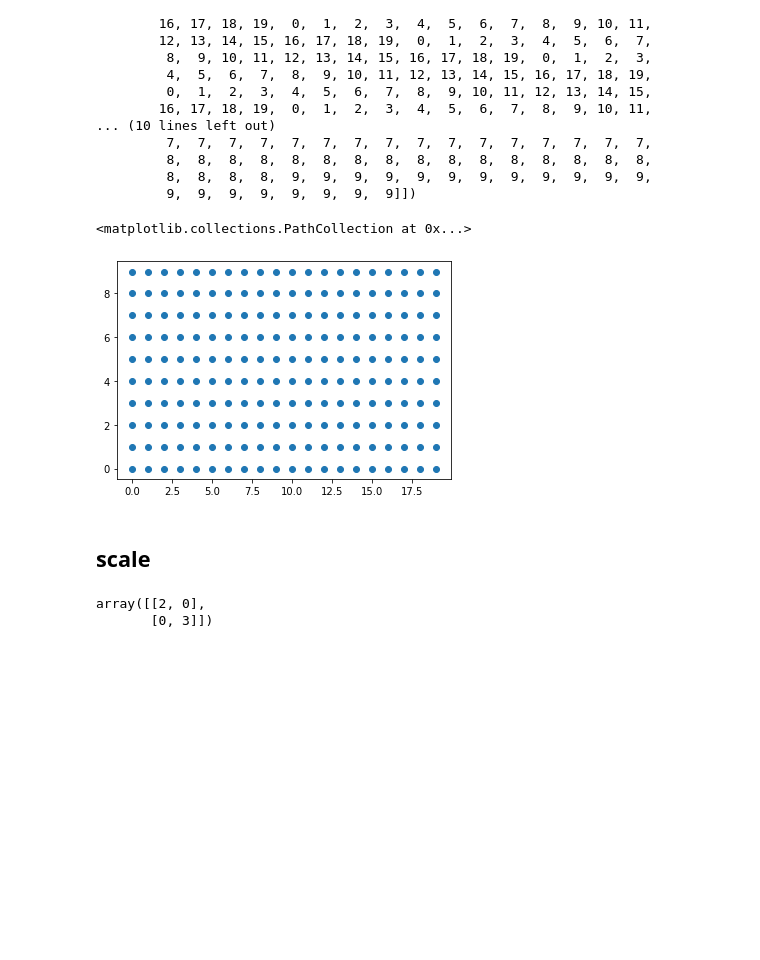
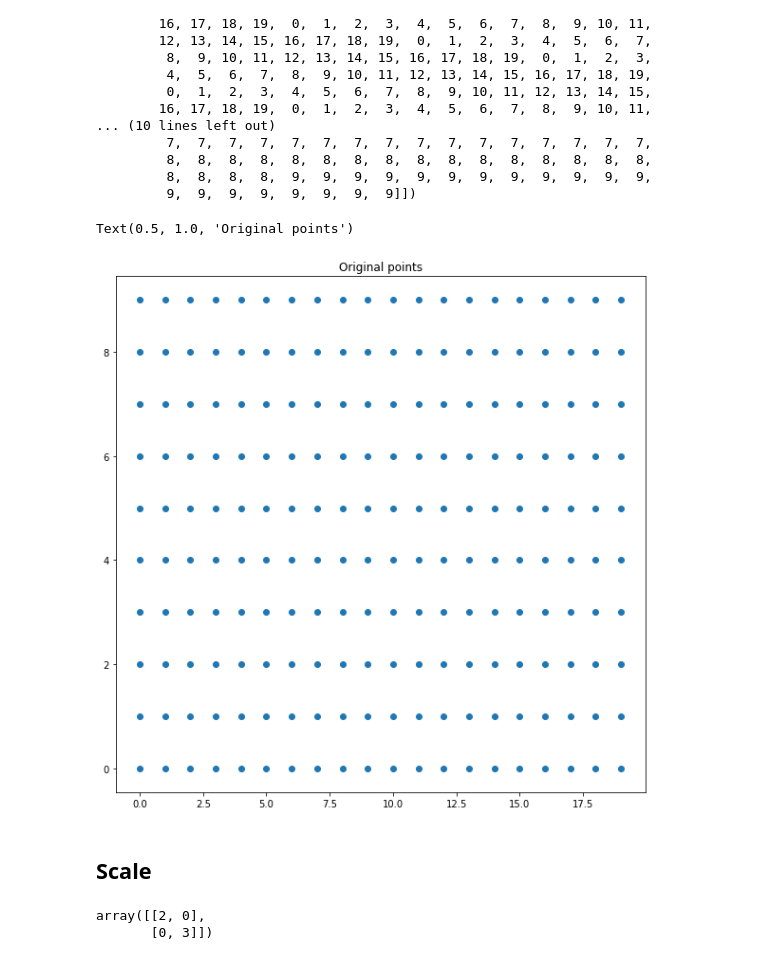
Before and after one commit to YoniChechik/AI_is_Math, a Jupyter notebook: p_05_image_formation/image_transformation.ipynb, the cells around one changed output. Drawn from its saved outputs; the diff is of its cells as text; code cells hidden in the pictures; blank space fills up the shorter version.

```diff
--- a/p_05_image_formation/image_transformation.ipynb
+++ b/p_05_image_formation/image_transformation.ipynb
@@ -1,3 +4,5 @@
 # %%
 import numpy as np
 import matplotlib.pyplot as plt
+
+fig_size = (10,10)
@@ -31,12 +38,14 @@ array([[ 0,  1,  2,  3,  4,  5,  6,  7,  8,  9, 10, 11, 12, 13, 14, 15,
          8,  8,  8,  8,  9,  9,  9,  9,  9,  9,  9,  9,  9,  9,  9,  9,
          9,  9,  9,  9,  9,  9,  9,  9]])
 # %%
+plt.figure(figsize=fig_size)
 plt.scatter(xy[0, :], xy[1, :])
+plt.title("Original points")
 # %% [output]
-<matplotlib.collections.PathCollection at 0x...>
+Text(0.5, 1.0, 'Original points')
-[figure, old version]
+[figure, new version]
 # %% [markdown]
-## scale
+## Scale
 # %%
 sx = 2
 sy = 3
```
Also changed, not shown: parts of 15 cells of this notebook, 25 other files.
